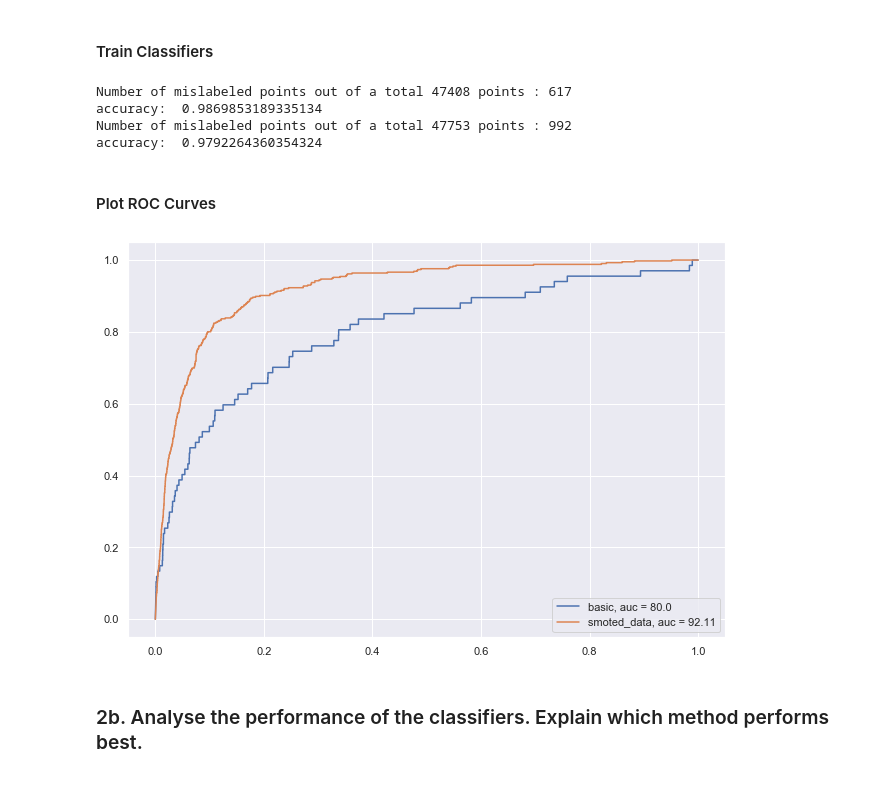
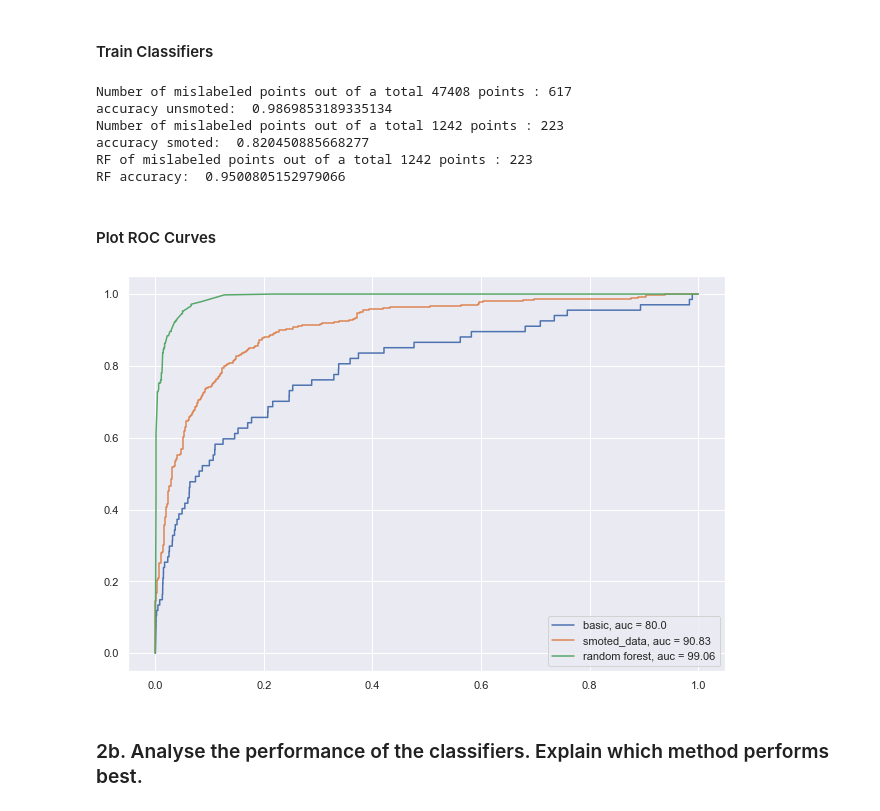
Before and after one commit to adityakunar/cda-2021, a Jupyter notebook: Assignment-1/Lab1.ipynb, the cells around one changed output. Saved outputs shown, nothing was run; the diff lists cells and outputs as text; code cells hidden in the pictures.

```diff
--- a/Assignment-1/Lab1.ipynb
+++ b/Assignment-1/Lab1.ipynb
@@ -290 +292,25 @@ def smote_wrapper(prep_df, N, k, tomek_links = False):
+# %%
+from sklearn.utils import resample
+
+def downsample_majority_class(df, percent):
+    df1 = df.copy()
+
+    not_fraud_df = df1.loc[df1["simple_journal"] == 0]
+    fraud_df = df1.loc[df1['simple_journal'] == 1]
+    if(percent):
+        num_samples = int(len(fraud_df) * (100/percent))
+    else:
+        num_samples = len(fraud_df)
+#     print(num_samples)
+    not_fraud_downsampled = resample(not_fraud_df,
+                                    replace = False, # sample without replacement
+                                    n_samples = num_samples, # match minority n
+                                    random_state = 27) # reproducible results
+
+    # combine minority and downsampled majority
+    downsampled = pd.concat([not_fraud_downsampled, fraud_df])
+
+    # checking counts
+#     downsampled[].value_counts()
+    return downsampled
 # %% [markdown]
@@ -293,5 +319,6 @@ def smote_wrapper(prep_df, N, k, tomek_links = False):
 # 200% samples with 2 nearest neighbours
 # Tomek Links not removed if tomek_links is set to false
 smoted_df = smote_wrapper(prep_df, N = 500, k = 2, tomek_links = False)
+smoted_df = downsample_majority_class(smoted_df, 50)
 smoted_df['simple_journal'].value_counts()
 # %% [output]
@@ -312,11 +339,9 @@ ax2 = smoted_df.reset_index().plot.scatter(x='index', y='amount', c='simple_jour
 # %%
 from sklearn.model_selection import train_test_split
 from sklearn.naive_bayes import GaussianNB
+from sklearn.ensemble import RandomForestClassifier
 from sklearn.metrics import accuracy_score
 from sklearn import metrics
-
-from sklearn import svm
-
 
 X = prep_df.drop(['simple_journal', 'accountcode_cc', 'txid', 'bookingdate', 'date'], axis=1)
 y = prep_df.drop(['accountcode_cc', 'txid', 'bookingdate', 'date'], axis=1)['simple_journal']
@@ -325,7 +350,7 @@ X_train, X_test, y_train, y_test = train_test_split(X, y, test_size=0.20, random
 gnb = GaussianNB()
 y_pred = gnb.fit(X_train, y_train).predict(X_test)
 print("Number of mislabeled points out of a total %d points : %d" %(X_test.shape[0], (y_test != y_pred).sum()))
-print("accuracy: ", metrics.accuracy_score(y_test, y_pred))
+print("accuracy unsmoted: ", metrics.accuracy_score(y_test, y_pred))
 
 y_pred_proba = gnb.predict_proba(X_test)[::,1]
 fpr, tpr, thresholds = metrics.roc_curve(y_test, y_pred_proba)
@@ -338,28 +363,41 @@ X_train, X_test, y_train, y_test = train_test_split(X, y, test_size=0.20, random
 gnb = GaussianNB()
 y_pred = gnb.fit(X_train, y_train).predict(X_test)
 print("Number of mislabeled points out of a total %d points : %d" %(X_test.shape[0], (y_test != y_pred).sum()))
-print("accuracy: ", metrics.accuracy_score(y_test, y_pred))
+print("accuracy smoted: ", metrics.accuracy_score(y_test, y_pred))
 
 y_pred_proba_smote = gnb.predict_proba(X_test)[::,1]
 fpr_smote, tpr_smote, thresholds_smote = metrics.roc_curve(y_test, y_pred_proba_smote)
 auc_smote = metrics.roc_auc_score(y_test, y_pred_proba_smote)
+
+rf_clf = RandomForestClassifier(max_depth=20, random_state=0)
+y_pred_rf = rf_clf.fit(X_train, y_train).predict(X_test)
+
+print("RF of mislabeled points out of a total %d points : %d" %(X_test.shape[0], (y_test != y_pred).sum()))
+print("RF accuracy: ", metrics.accuracy_score(y_test, y_pred_rf))
+
+y_pred_proba_rf = rf_clf.predict_proba(X_test)[::,1]
+fpr_rf, tpr_rf, thresholds_rf = metrics.roc_curve(y_test, y_pred_proba_rf)
+auc_rf = metrics.roc_auc_score(y_test, y_pred_proba_rf)
 # %% [output]
 Number of mislabeled points out of a total 47408 points : 617
-accuracy:  0.9869853189335134
-Number of mislabeled points out of a total 47753 points : 992
-accuracy:  0.9792264360354324
+accuracy unsmoted:  0.9869853189335134
+Number of mislabeled points out of a total 1242 points : 223
+accuracy smoted:  0.820450885668277
+RF of mislabeled points out of a total 1242 points : 223
+RF accuracy:  0.9500805152979066
 # %% [markdown]
 #### Plot ROC Curves
 # %%
 # AUC curve
 # X_train.shape
 
 plt.plot(fpr, tpr, label="basic, auc = " +str(round(auc*100,2)))
 plt.plot(fpr_smote, tpr_smote, label = "smoted_data, auc = "+str(round(auc_smote*100,2)))
+plt.plot(fpr_rf, tpr_rf, label = "random forest, auc = "+str(round(auc_rf*100,2)))
 plt.legend(loc=4)
 plt.show()
 # %% [output]
-[figure, old version]
+[figure, new version]
 # %% [markdown]
 ### 2b. Analyse the performance of the classifiers. Explain which method performs best.
 # %% [markdown]
```
Also changed, not shown: parts of 4 cells of this notebook.
